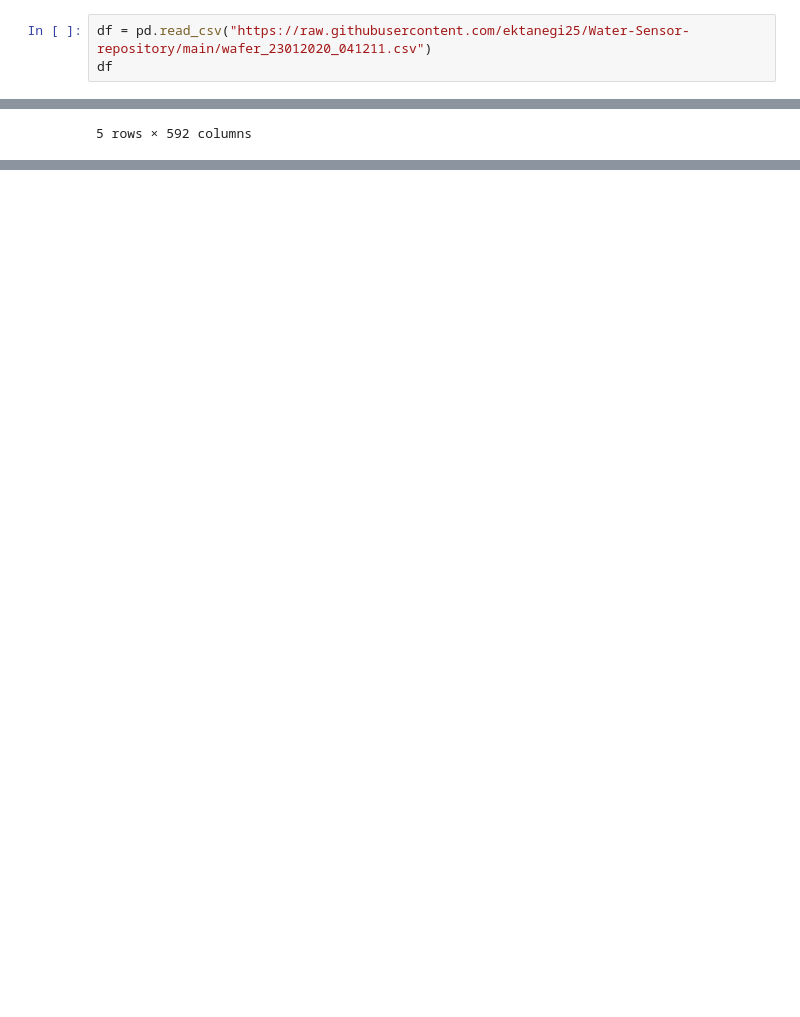
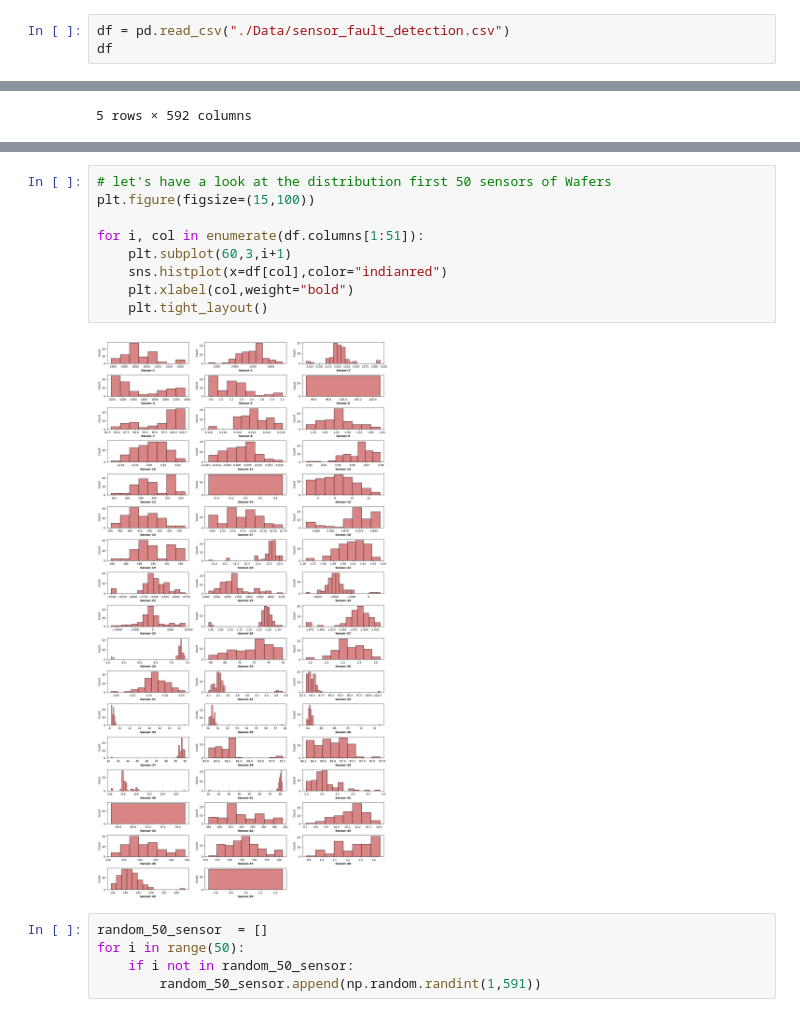
Before and after one commit to Shrungadithyaan/Water_Sensor_Prediction1, a Jupyter notebook: Water_Sensor_Prediction.ipynb, the cells around one changed output, grey strips where cells are left out. Cells and saved outputs as stored; diff of their text form; blank space fills up the shorter version.

Commit message:
sensor 1 commit

```diff
--- a/Water_Sensor_Prediction.ipynb
+++ b/Water_Sensor_Prediction.ipynb
@@ -4,7 +4,7 @@ import numpy as np
 import matplotlib.pyplot as plt
 import seaborn as sns
 # %%
-df = pd.read_csv("https://raw.githubusercontent.com/ektanegi25/Water-Sensor-repository/main/wafer_23012020_041211.csv")
+df = pd.read_csv("./Data/sensor_fault_detection.csv")
 df
 # %% [output]
 |  | Unnamed: 0 | Sensor-1 | Sensor-2 | Sensor-3 | Sensor-4 | Sensor-5 | Sensor-6 | Sensor-7 | Sensor-8 | Sensor-9 | ... |
@@ -76,0 +167,16 @@ df_test.head()
+# %%
+# let's have a look at the distribution first 50 sensors of Wafers
+plt.figure(figsize=(15,100))
+
+for i, col in enumerate(df.columns[1:51]):
+    plt.subplot(60,3,i+1)
+    sns.histplot(x=df[col],color="indianred")
+    plt.xlabel(col,weight="bold")
+    plt.tight_layout()
+# %% [output]
+[figure, added]
+# %%
+random_50_sensor  = []
+for i in range(50):
+    if i not in random_50_sensor:
+        random_50_sensor.append(np.random.randint(1,591))
```
Also changed, not shown: parts of 18 cells of this notebook, 1 other file.
